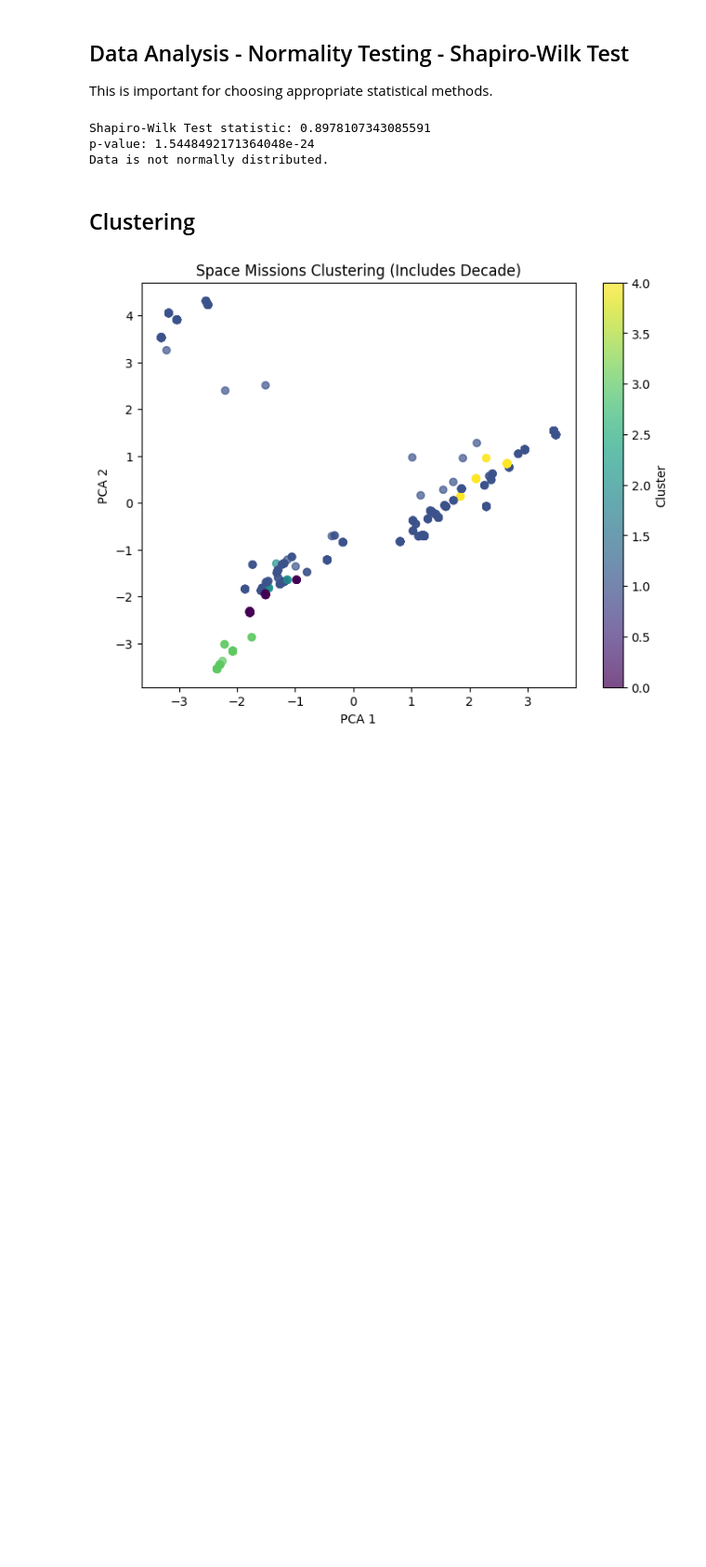
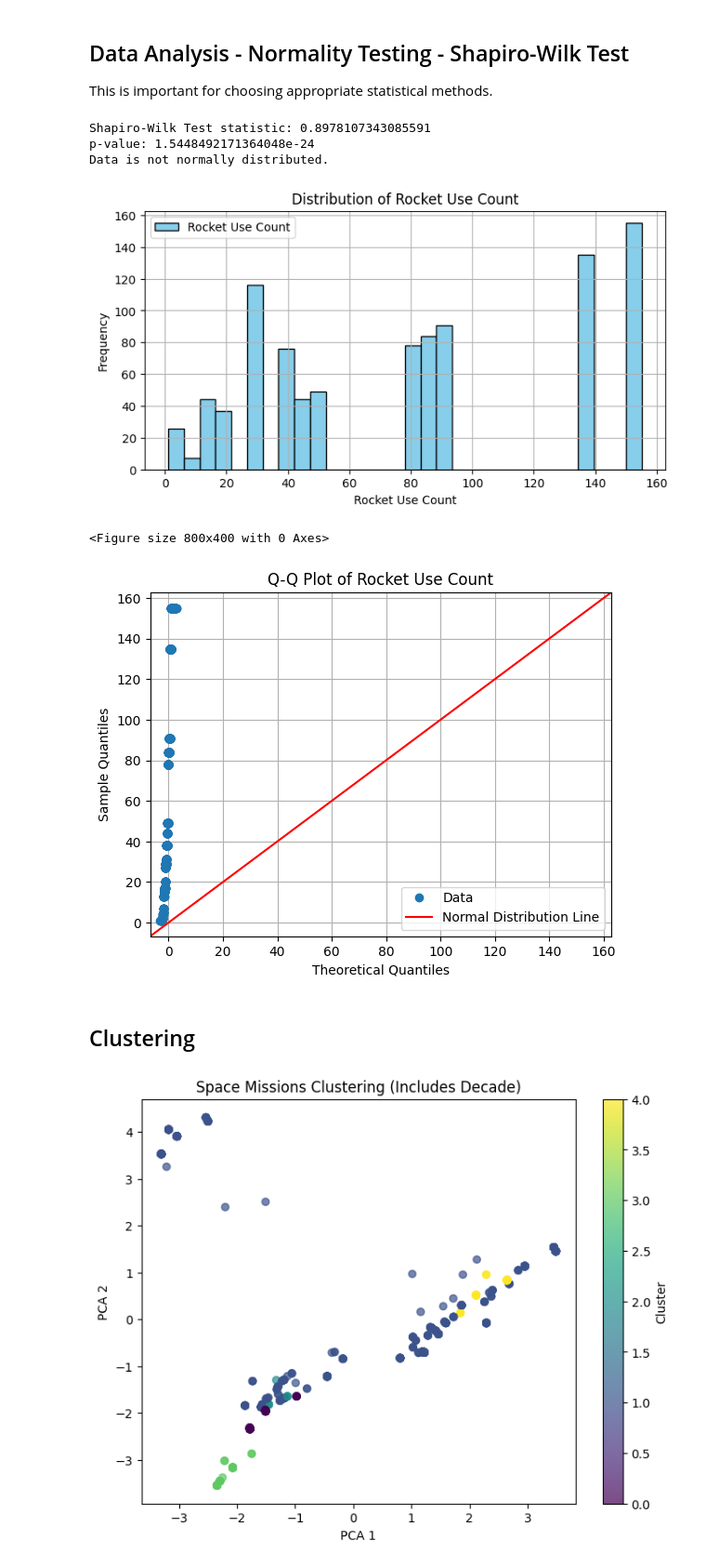
Before and after one commit to ericadev/PROJ8431_FinalProject, a Jupyter notebook: FinalProject.ipynb, the cells around one changed output. Shown at 93% size. Cells and saved outputs as stored; diff of their text form; code cells hidden in the pictures; blank space fills up the shorter version.

Commit message:
add charts and Probabilistic Reasoning

```diff
--- a/FinalProject.ipynb
+++ b/FinalProject.ipynb
@@ -113,6 +116,34 @@ else:
 Shapiro-Wilk Test statistic: 0.8978107343085591
 p-value: 1.5448492171364048e-24
 Data is not normally distributed.
+# %%
+# Display the distribution of Rocket Use Count
+plt.figure(figsize=(8,4))
+plt.hist(df_clean['Rocket_Use_Count'], bins=30, edgecolor='black', color='skyblue', label='Rocket Use Count')
+plt.title('Distribution of Rocket Use Count')
+plt.xlabel('Rocket Use Count')
+plt.ylabel('Frequency')
+plt.legend()
+plt.grid()
+plt.show()
+
+# Display the Q-Q plot
+plt.figure(figsize=(8,4))
+fig = sm.qqplot(df_clean['Rocket_Use_Count'], line='45')
+ax = fig.axes[0]
+ax.set_title('Q-Q Plot of Rocket Use Count')
+ax.set_xlabel('Theoretical Quantiles')
+ax.set_ylabel('Sample Quantiles')
+lines = ax.get_lines()
+lines[0].set_label('Data')
+lines[1].set_label('Normal Distribution Line')
+ax.grid(True)
+ax.legend()
+plt.show()
+# %% [output]
+[figure, added]
+<Figure size 800x400 with 0 Axes>
+[figure, added]
 # %% [markdown]
 ## Clustering
 # %%
```
Also changed, not shown: parts of 6 cells of this notebook.
